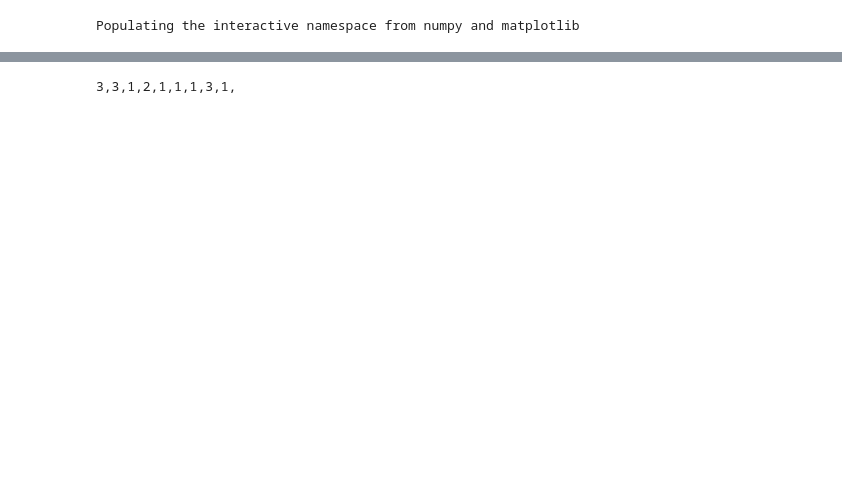
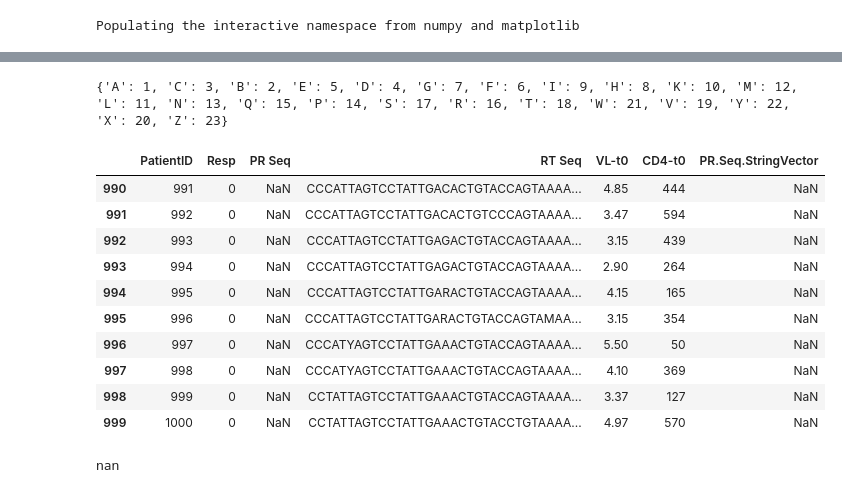
Before and after one commit to namebrandon/HIV, a Jupyter notebook: Testing String Vectors.ipynb, the cells around one changed output, grey strips where cells are left out. Cells and saved outputs as stored; diff of their text form; code cells hidden in the pictures; blank space fills up the shorter version.

Commit message:
Working on string vector encoding

```diff
--- a/Testing String Vectors.ipynb
+++ b/Testing String Vectors.ipynb
@@ -14,6 +14,6 @@ import statsmodels.api as sm
 Populating the interactive namespace from numpy and matplotlib
 # %%
 #Windows Path
-df = pd.read_csv("E:\\Dropbox\\Kaggle\\HIV\\training_data.csv")
+#df = pd.read_csv("E:\\Dropbox\\Kaggle\\HIV\\training_data.csv")
 #OSX Path
-#df = pd.read_csv("/Users/brandon/Dropbox/Kaggle/HIV/training_data.csv")
+df = pd.read_csv("/Users/brandon/Dropbox/Kaggle/HIV/training_data.csv")
@@ -27,11 +20,71 @@ dict_1['A']
+# %%
+#dictionary
+#dict_1 = {'A' : 1, 'B' : 2, 'C' : 3}
+
+
+
+aa_dictionary = { 'A' : 1, 'B' : 2, 'C' : 3, 'D' : 4, 'E' : 5, 'F' : 6, 'G' : 7, 'H' : 8,
+                 'I' : 9, 'K' : 10, 'L' : 11, 'M' : 12, 'N' : 13, 'P' : 14, 'Q' : 15, 'R' : 16,
+                 'S' : 17, 'T' : 18, 'V' : 19, 'X' : 20, 'W' : 21, 'Y' : 22, 'Z' : 23 }
+
+print aa_dictionary
+# %% [output]
+{'A': 1, 'C': 3, 'B': 2, 'E': 5, 'D': 4, 'G': 7, 'F': 6, 'I': 9, 'H': 8, 'K': 10, 'M': 12, 'L': 11, 'N': 13, 'Q': 15, 'P': 14, 'S': 17, 'R': 16, 'T': 18, 'W': 21, 'V': 19, 'Y': 22, 'X': 20, 'Z': 23}
 # %%
-test_string ="CCABAAACA"
-replacement_str = ""
+test_string ="CCATAAACA"
+encoded_string = ""
 
 for i,c in enumerate(test_string):
     letter = c
-    replacement_str = replacement_str + str(dict_1[letter]) +','
+    encoded_string = encoded_string + str(aa_dictionary[letter]) +','
+
+encoded_string = encoded_string.rstrip(',')
-# %%
-print replacement_str
-# %% [output]
-3,3,1,2,1,1,1,3,1,
+# %%
+#print encoded_string
+#df['PR.Seq.StringVector'] = df['PR Seq']
+df['PR.Seq.StringVector'] = df['PR Seq']
+# %%
+for index, row in df.iterrows():
+    #s = str(row['PR.Seq.StringVector'])
+
+    s = str(df.loc[index, 'PR.Seq.StringVector'])
+    if s != "nan":
+
+
+        encoded_string=""
+
+        for i,c in enumerate(s):
+
+            letter = c
+
+            try:
+                encoded_string = encoded_string + str(aa_dictionary[letter]) +','
+
+            except:
+                print "index: " +str(index)+" row: "+ str(row) + " i: " + str(i) + "c: "+ str(c) + "letter: " + str(letter)+ "s: " +str(s)
+                raise
+
+        encoded_string = encoded_string.rstrip(',')
+
+        df.loc[index, 'PR.Seq.StringVector'] =encoded_string
+# %%
+
+df.head(40)
+df.tail(10)
+# %% [output]
+|  | PatientID | Resp | PR Seq | RT Seq | VL-t0 | CD4-t0 | PR.Seq.StringVector |
+| 990 | 991 | 0 | NaN | CCCATTAGTCCTATTGACACTGTACCAGTAAAA... | 4.85 | 444 | NaN |
+| 991 | 992 | 0 | NaN | CCCATTAGTCCTATTGACACTGTCCCAGTAAAA... | 3.47 | 594 | NaN |
+| 992 | 993 | 0 | NaN | CCCATTAGTCCTATTGAGACTGTACCAGTAAAA... | 3.15 | 439 | NaN |
+| 993 | 994 | 0 | NaN | CCCATTAGTCCTATTGAGACTGTACCAGTAAAA... | 2.90 | 264 | NaN |
+| 994 | 995 | 0 | NaN | CCCATTAGTCCTATTGARACTGTACCAGTAAAA... | 4.15 | 165 | NaN |
+| 995 | 996 | 0 | NaN | CCCATTAGTCCTATTGARACTGTACCAGTAMAA... | 3.15 | 354 | NaN |
+| 996 | 997 | 0 | NaN | CCCATYAGTCCTATTGAAACTGTACCAGTAAAA... | 5.50 | 50 | NaN |
+| 997 | 998 | 0 | NaN | CCCATYAGTCCTATTGAAACTGTACCAGTAAAA... | 4.10 | 369 | NaN |
+| 998 | 999 | 0 | NaN | CCTATTAGTCCTATTGAAACTGTACCAGTAAAA... | 3.37 | 127 | NaN |
+| 999 | 1000 | 0 | NaN | CCTATTAGTCCTATTGAAACTGTACCTGTAAAA... | 4.97 | 570 | NaN |
+# %%
+#df['PR Seq'][1]
+df['PR.Seq.StringVector'][921]
+# %% [output]
+nan
```
Also changed, not shown: parts of 2 cells of this notebook, 1 other file.
